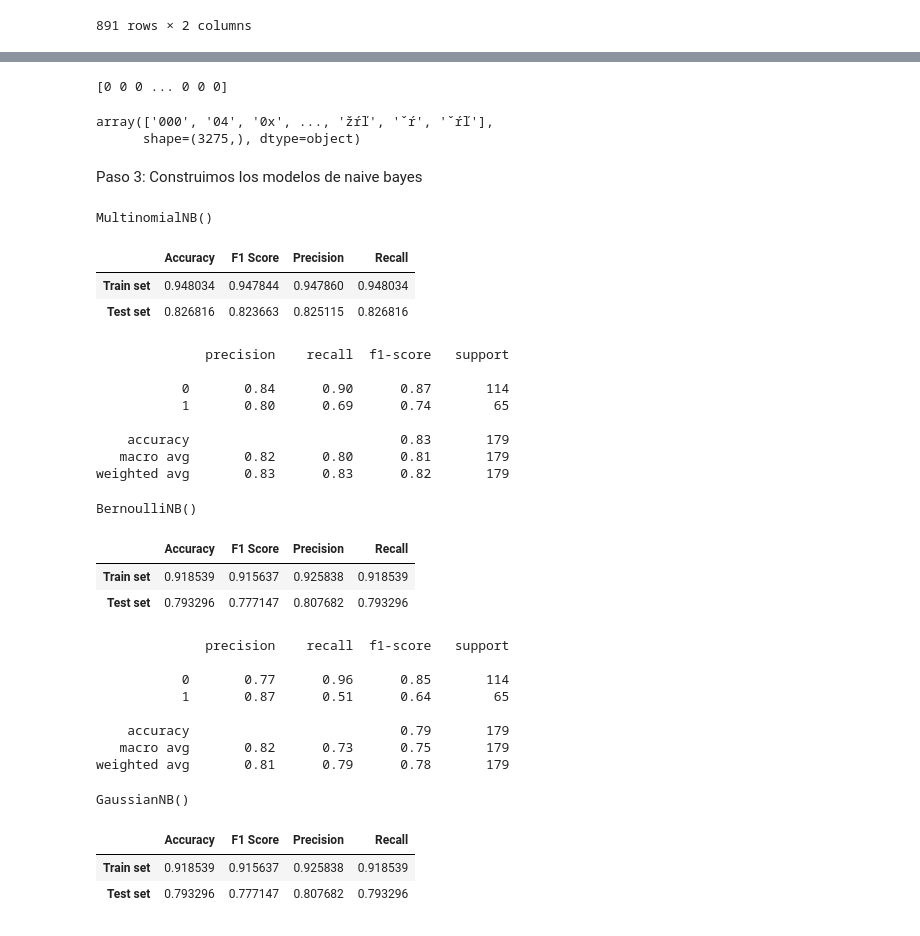
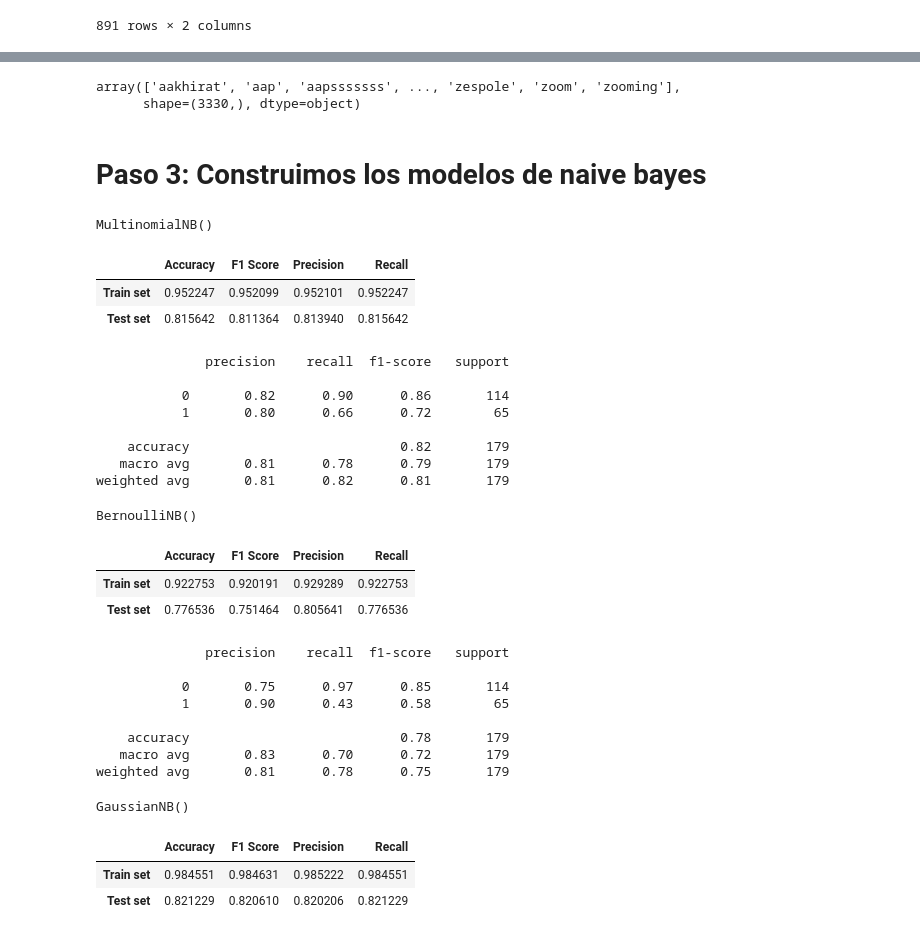
Before and after one commit to 4GeeksAcademy/pabloaznar-intro-ml, a Jupyter notebook: src/07-naive-bayes.ipynb, the cells around one changed output, grey strips where cells are left out. Drawn from its saved outputs; the diff is of its cells as text; code cells hidden in the pictures.

Commit message:
[NAIVE BAYES] wip: day 2l

```diff
--- a/src/07-naive-bayes.ipynb
+++ b/src/07-naive-bayes.ipynb
@@ -49,12 +50,13 @@ df
 | 890 | they're everywhere i see angry bi... | 1 |
 891 rows × 2 columns
 # %%
-df["review"] = df["review"].str.strip().str.lower()  # Eliminamos espacios dobles y convertimos a minusculas
+# Pasamos la columna review a texto limpio (eliminamos todo lo que no sea letras o espacios, reemplazamos dobles espacios por uno y convertimos a minuscyulas)
+df["review"] = df["review"].str.lower().apply(lambda x: re.sub(r'\s+', ' ', re.sub(r'[^a-z\s]', '', x))).str.strip()
 
 x_nb = df['review']
 y_nb = df['polarity']
 
 x_train_nb, x_test_nb, y_train_nb, y_test_nb = train_test_split(x_nb, y_nb, test_size=0.2, random_state=21)
 
-x_test_nb
+y_nb.value_counts()
 # %% [output]
@@ -79,40 +71,37 @@ x_train_nb_df = pd.DataFrame(x_train_nb)
-# %%
-print(x_train_nb[0])   # características de la primera reseña
-# %% [output]
-[0 0 0 ... 0 0 0]
 # %%
-vocabulario = vec_model.get_feature_names_out()
-vocabulario
+# Para visualizar las palabras que ha extraido CountVectorizer
+vocabulary = vec_model.get_feature_names_out()
+vocabulary
 # %% [output]
-array(['000', '04', '0x', ..., 'žŕľ', 'ˇŕ', 'ˇŕľ'],
-      shape=(3275,), dtype=object)
+array(['aakhirat', 'aap', 'aapsssssss', ..., 'zespole', 'zoom', 'zooming'],
+      shape=(3330,), dtype=object)
 # %% [markdown]
-Paso 3: Construimos los modelos de naive bayes
+# Paso 3: Construimos los modelos de naive bayes
 # %%
-multinomial_nb_model = MultinomialNB()
-multinomial_nb_model.fit(x_train_nb, y_train_nb)
+multinomial_nbm = MultinomialNB()
+multinomial_nbm.fit(x_train_nb, y_train_nb)
 # %% [output]
 MultinomialNB()
 # %%
-y_pred_test = multinomial_nb_model.predict(x_test_nb)
-y_pred_train = multinomial_nb_model.predict(x_train_nb)
+y_pred_test_mn = multinomial_nbm.predict(x_test_nb)
+y_pred_train_mn = multinomial_nbm.predict(x_train_nb)
 # %%
-default_multinomial = get_classifier_metrics(y_pred_test, y_test_nb, y_pred_train, y_train_nb, average='weighted')
-default_multinomial
+default_mn = get_classifier_metrics(y_pred_test_mn, y_test_nb, y_pred_train_mn, y_train_nb, average='weighted')
+default_mn
 # %% [output]
 |  | Accuracy | F1 Score | Precision | Recall |
-| Train set | 0.948034 | 0.947844 | 0.947860 | 0.948034 |
-| Test set | 0.826816 | 0.823663 | 0.825115 | 0.826816 |
+| Train set | 0.952247 | 0.952099 | 0.952101 | 0.952247 |
+| Test set | 0.815642 | 0.811364 | 0.813940 | 0.815642 |
 # %%
-report_multinomial_nb= classification_report(y_test_nb, y_pred_test)
-print(report_multinomial_nb)
+report_nbm= classification_report(y_test_nb, y_pred_test_mn)
+print(report_nbm)
 # %% [output]
               precision    recall  f1-score   support
 
-           0       0.84      0.90      0.87       114
-           1       0.80      0.69      0.74        65
+           0       0.82      0.90      0.86       114
+           1       0.80      0.66      0.72        65
 
-    accuracy                           0.83       179
-   macro avg       0.82      0.80      0.81       179
-weighted avg       0.83      0.83      0.82       179
+    accuracy                           0.82       179
+   macro avg       0.81      0.78      0.79       179
+weighted avg       0.81      0.82      0.81       179
 # %%
@@ -126,20 +115,20 @@ y_pred_train = bernoulli_nb_model.predict(x_train_nb)
 # %%
-default_bernoulli = get_classifier_metrics(y_pred_test, y_test_nb, y_pred_train, y_train_nb, average='weighted')
+default_bernoulli = get_classifier_metrics(y_pred_test_b, y_test_nb, y_pred_train_b, y_train_nb, average='weighted')
 default_bernoulli
 # %% [output]
 |  | Accuracy | F1 Score | Precision | Recall |
-| Train set | 0.918539 | 0.915637 | 0.925838 | 0.918539 |
-| Test set | 0.793296 | 0.777147 | 0.807682 | 0.793296 |
+| Train set | 0.922753 | 0.920191 | 0.929289 | 0.922753 |
+| Test set | 0.776536 | 0.751464 | 0.805641 | 0.776536 |
 # %%
-report_bernoulli_nb= classification_report(y_test_nb, y_pred_test)
+report_bernoulli_nb= classification_report(y_test_nb, y_pred_test_b)
 print(report_bernoulli_nb)
 # %% [output]
               precision    recall  f1-score   support
 
-           0       0.77      0.96      0.85       114
-           1       0.87      0.51      0.64        65
+           0       0.75      0.97      0.85       114
+           1       0.90      0.43      0.58        65
 
-    accuracy                           0.79       179
-   macro avg       0.82      0.73      0.75       179
-weighted avg       0.81      0.79      0.78       179
+    accuracy                           0.78       179
+   macro avg       0.83      0.70      0.72       179
+weighted avg       0.81      0.78      0.75       179
 # %%
@@ -153,8 +142,8 @@ y_pred_train_3 = gaussian_nb_model.predict(x_train_nb)
 # %%
-default_gaussian = get_classifier_metrics(y_pred_test, y_test_nb, y_pred_train, y_train_nb, average='weighted')
+default_gaussian = get_classifier_metrics(y_pred_test_gauss, y_test_nb, y_pred_train_gauss, y_train_nb, average='weighted')
 default_gaussian
 # %% [output]
 |  | Accuracy | F1 Score | Precision | Recall |
-| Train set | 0.918539 | 0.915637 | 0.925838 | 0.918539 |
-| Test set | 0.793296 | 0.777147 | 0.807682 | 0.793296 |
+| Train set | 0.984551 | 0.984631 | 0.985222 | 0.984551 |
+| Test set | 0.821229 | 0.820610 | 0.820206 | 0.821229 |
 # %%
```
Also changed, not shown: parts of 9 cells of this notebook, 1 other file.
